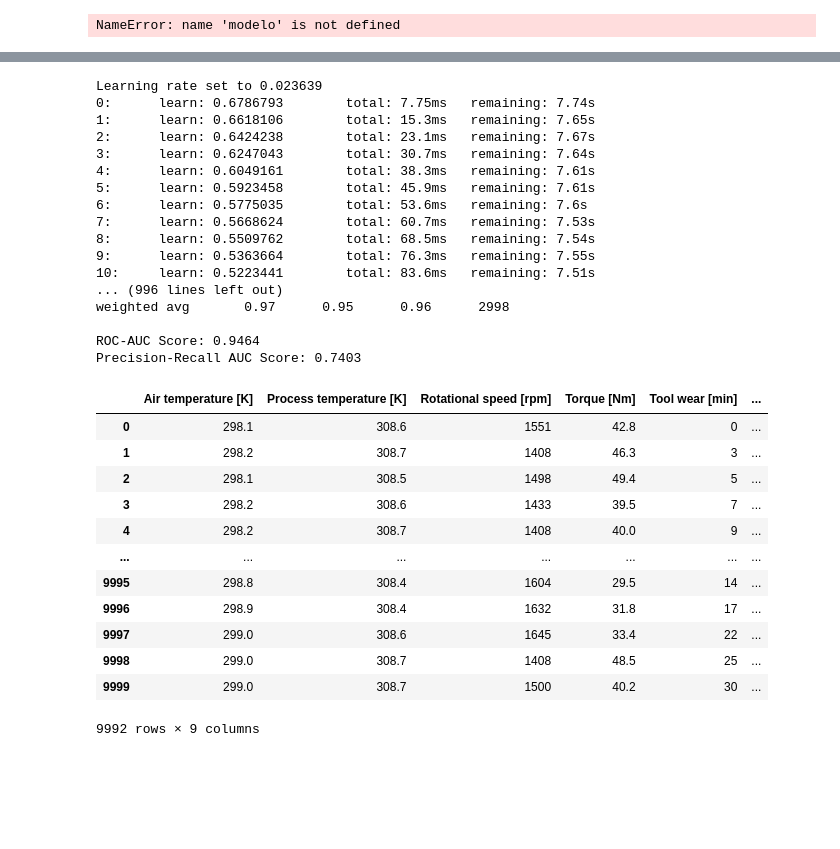
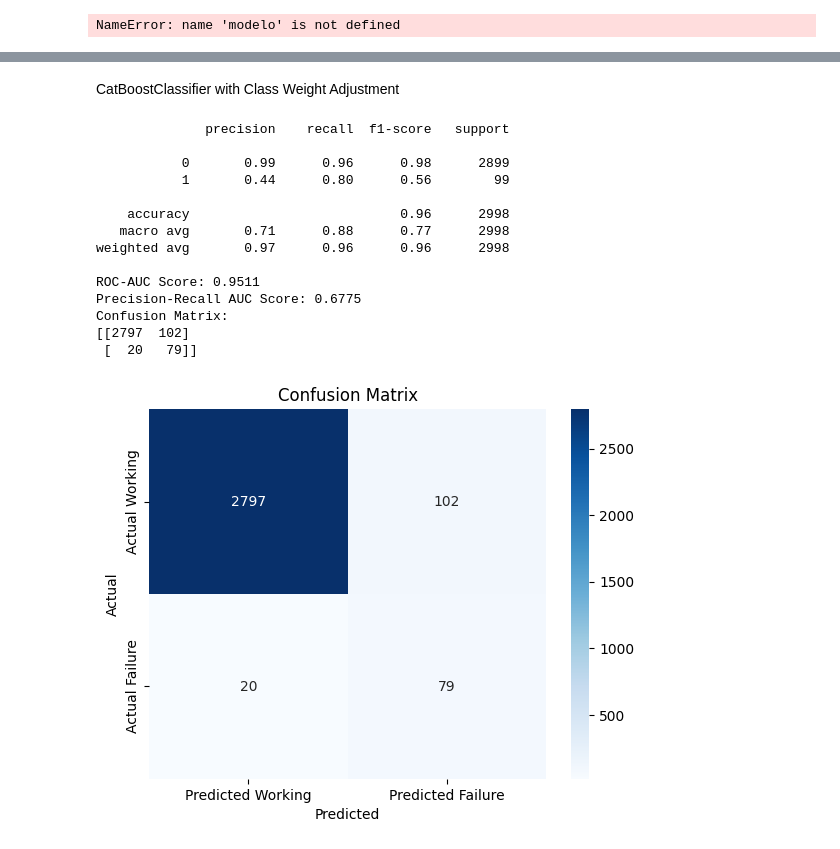
Before and after one commit to ibrahimgb/machine-predictive-maintenance, a Jupyter notebook: PredictiveMaintenance.ipynb, the cells around one changed output, grey strips where cells are left out. Saved outputs shown, nothing was run; the diff lists cells and outputs as text; code cells hidden in the pictures; blank space fills up the shorter version.

```diff
--- a/PredictiveMaintenance.ipynb
+++ b/PredictiveMaintenance.ipynb
@@ -336,50 +476,51 @@ Name: is_Failure, Length: 2998, dtype: int64
+# %% [markdown]
+CatBoostClassifier with Class Weight Adjustment
 # %%
+
 from catboost import CatBoostClassifier
+from sklearn.metrics import classification_report, roc_auc_score, precision_recall_curve, auc, confusion_matrix
+import seaborn as sns
+import matplotlib.pyplot as plt
 
-# Initialize and train the model
-model_CatBoostClassifier = CatBoostClassifier(class_weights=[1, 97], random_state=42)  # Adjust class weights based on the imbalance
+# Initialize and train the CatBoost model with class weights
+class_weights = [1, 97]  # Adjust these weights based on your class imbalance ratio
+model_CatBoostClassifier = CatBoostClassifier(class_weights=class_weights, random_state=42, verbose=0)
 model_CatBoostClassifier.fit(x_train, y_train)
 
 # Predictions
 y_probs = model_CatBoostClassifier.predict_proba(x_test)[:, 1]
 y_pred = model_CatBoostClassifier.predict(x_test)
 
 # Evaluation
 print(classification_report(y_test, y_pred))
 print(f"ROC-AUC Score: {roc_auc_score(y_test, y_probs):.4f}")
 precision, recall, _ = precision_recall_curve(y_test, y_probs)
 print(f"Precision-Recall AUC Score: {auc(recall, precision):.4f}")
+
+# Confusion Matrix
+cm = confusion_matrix(y_test, y_pred)
+print("Confusion Matrix:")
+print(cm)
+
+# Visualize the Confusion Matrix
+sns.heatmap(cm, annot=True, fmt='d', cmap='Blues', xticklabels=['Predicted Working', 'Predicted Failure'], yticklabels=['Actual Working', 'Actual Failure'])
+plt.ylabel('Actual')
+plt.xlabel('Predicted')
+plt.title('Confusion Matrix')
+plt.show()
 # %% [output]
-Learning rate set to 0.023639
-0:      learn: 0.6786793        total: 7.75ms   remaining: 7.74s
-1:      learn: 0.6618106        total: 15.3ms   remaining: 7.65s
-2:      learn: 0.6424238        total: 23.1ms   remaining: 7.67s
-3:      learn: 0.6247043        total: 30.7ms   remaining: 7.64s
-4:      learn: 0.6049161        total: 38.3ms   remaining: 7.61s
-5:      learn: 0.5923458        total: 45.9ms   remaining: 7.61s
-6:      learn: 0.5775035        total: 53.6ms   remaining: 7.6s
-7:      learn: 0.5668624        total: 60.7ms   remaining: 7.53s
-8:      learn: 0.5509762        total: 68.5ms   remaining: 7.54s
-9:      learn: 0.5363664        total: 76.3ms   remaining: 7.55s
-10:     learn: 0.5223441        total: 83.6ms   remaining: 7.51s
-... (996 lines left out)
-weighted avg       0.97      0.95      0.96      2998
+              precision    recall  f1-score   support
 
-ROC-AUC Score: 0.9464
-Precision-Recall AUC Score: 0.7403
+           0       0.99      0.96      0.98      2899
+           1       0.44      0.80      0.56        99
+
+    accuracy                           0.96      2998
+   macro avg       0.71      0.88      0.77      2998
+weighted avg       0.97      0.96      0.96      2998
+
+ROC-AUC Score: 0.9511
+Precision-Recall AUC Score: 0.6775
+Confusion Matrix:
+[[2797  102]
+ [  20   79]]
+[figure, added]
-# %%
-data
-# %% [output]
-|  | Air temperature [K] | Process temperature [K] | Rotational speed [rpm] | Torque [Nm] | Tool wear [min] | ... |
-| 0 | 298.1 | 308.6 | 1551 | 42.8 | 0 | ... |
-| 1 | 298.2 | 308.7 | 1408 | 46.3 | 3 | ... |
-| 2 | 298.1 | 308.5 | 1498 | 49.4 | 5 | ... |
-| 3 | 298.2 | 308.6 | 1433 | 39.5 | 7 | ... |
-| 4 | 298.2 | 308.7 | 1408 | 40.0 | 9 | ... |
-| ... | ... | ... | ... | ... | ... | ... |
-| 9995 | 298.8 | 308.4 | 1604 | 29.5 | 14 | ... |
-| 9996 | 298.9 | 308.4 | 1632 | 31.8 | 17 | ... |
-| 9997 | 299.0 | 308.6 | 1645 | 33.4 | 22 | ... |
-| 9998 | 299.0 | 308.7 | 1408 | 48.5 | 25 | ... |
-| 9999 | 299.0 | 308.7 | 1500 | 40.2 | 30 | ... |
-9992 rows × 9 columns
```
Also changed, not shown: parts of 26 cells of this notebook.
